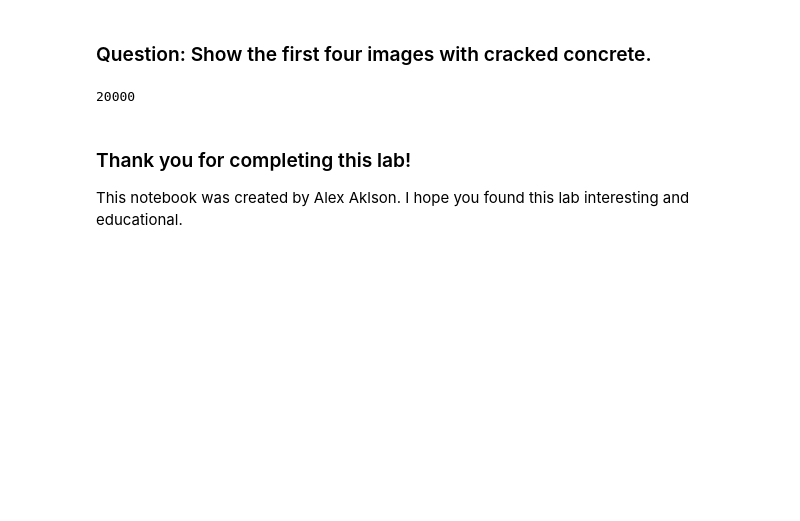
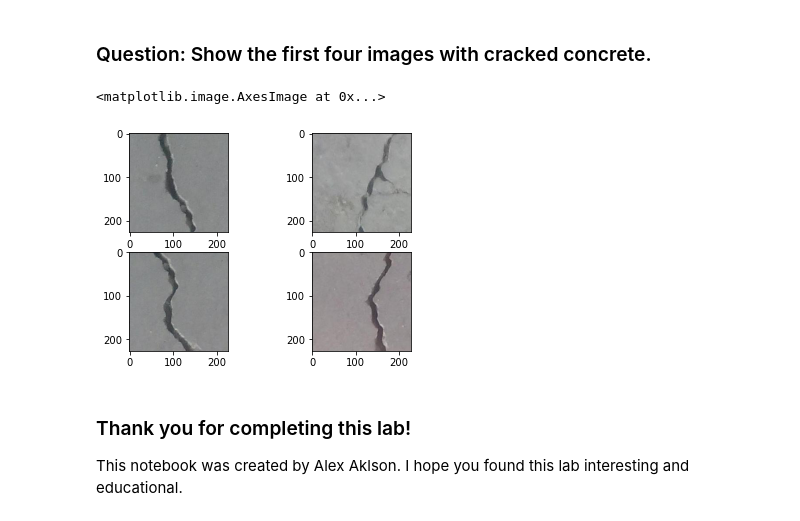
Before and after one commit to DocBrown85/AIEngineeringCapstoneProject, a Jupyter notebook: DL0321EN-1-1-Loading-Data-py-v1.0.ipynb, the cells around one changed output. Drawn from its saved outputs; the diff is of its cells as text; code cells hidden in the pictures; blank space fills up the shorter version.

```diff
--- a/DL0321EN-1-1-Loading-Data-py-v1.0.ipynb
+++ b/DL0321EN-1-1-Loading-Data-py-v1.0.ipynb
@@ -302,11 +302,12 @@ len(positive_images_dir)
 # %%
 f, axarr = plt.subplots(2,2)
 axarr[0,0].imshow(Image.open('./Positive/{}'.format(negative_images[0])))
-axarr[0,1].imshow
-axarr[1,0].imshow(image_datas[2])
-axarr[1,1].imshow(image_datas[3])
+axarr[0,1].imshow(Image.open('./Positive/{}'.format(negative_images[1])))
+axarr[1,0].imshow(Image.open('./Positive/{}'.format(negative_images[2])))
+axarr[1,1].imshow(Image.open('./Positive/{}'.format(negative_images[3])))
 # %% [output]
-20000
+<matplotlib.image.AxesImage at 0x...>
+[figure, added]
 # %% [markdown]
 ### Thank you for completing this lab!
 
```
Also changed, not shown: 1 other file.
